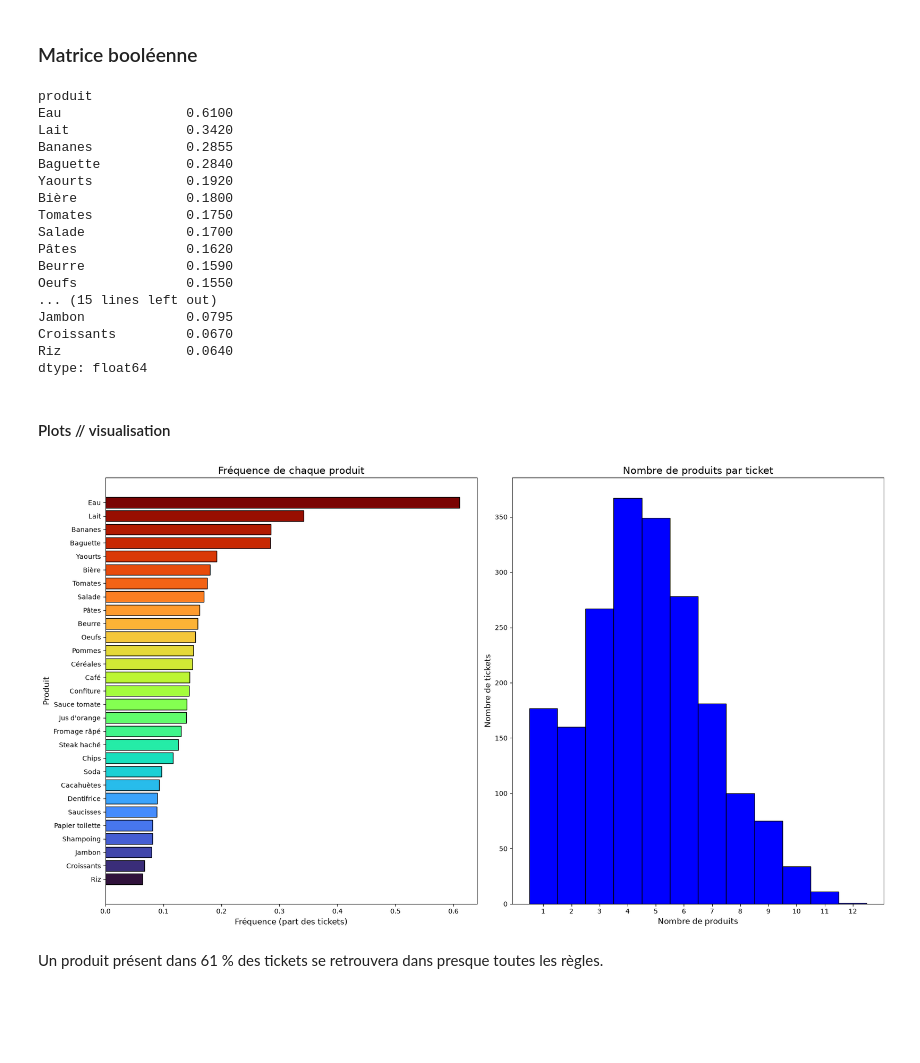
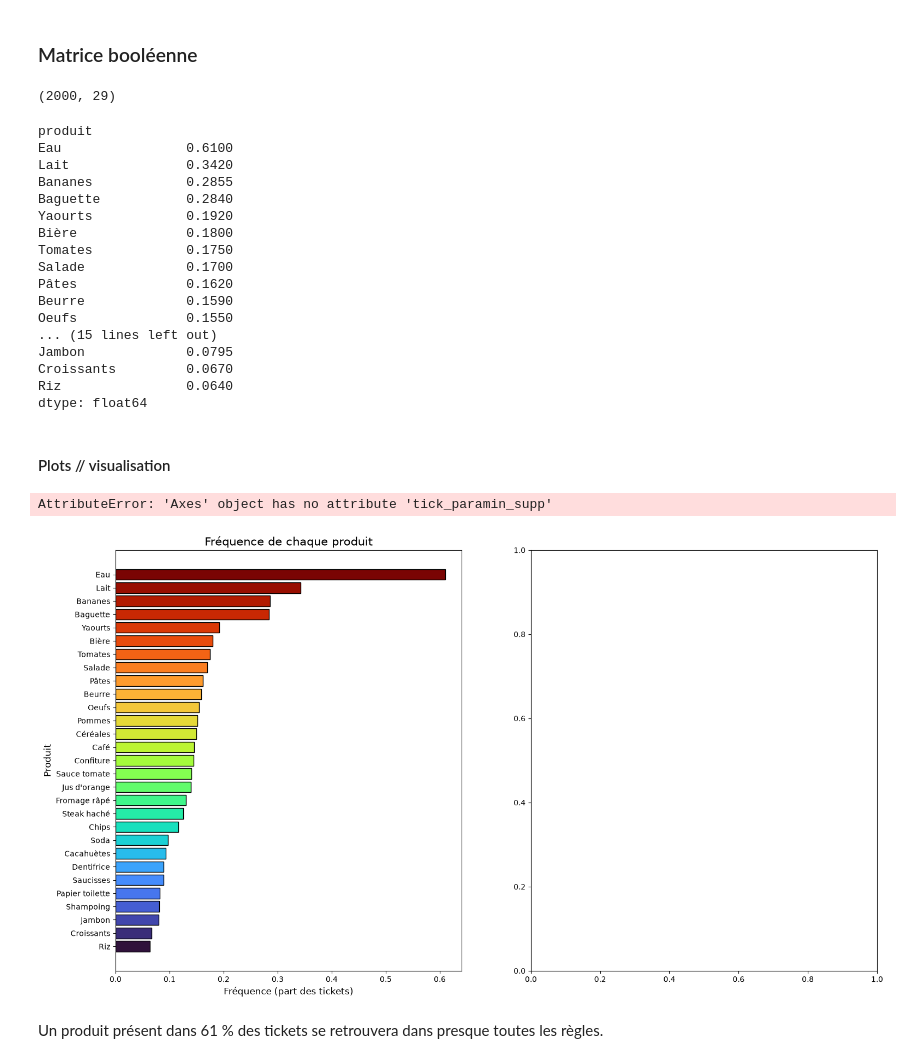
Before and after one commit to Esteranodin/G404-Data_AMD, a Jupyter notebook: ML-non-supervise_Algo-apriori/apriori.ipynb, the cells around one changed output. Saved outputs shown, nothing was run; the diff lists cells and outputs as text; code cells hidden in the pictures; blank space fills up the shorter version.

```diff
--- a/ML-non-supervise_Algo-apriori/apriori.ipynb
+++ b/ML-non-supervise_Algo-apriori/apriori.ipynb
@@ -173,30 +175,31 @@ tickets = pd.read_csv("tickets_magasin.csv")
 B = pd.crosstab(tickets["id_ticket"],
                 tickets["produit"]).astype(bool)
 
-B.shape      # (2000 tickets, 29 produits)
+print(B.shape)      # (2000 tickets, 29 produits)
 
 frequence = B.mean().sort_values(ascending=False)
 # frequence = support de chaque produit
 
 display(frequence)
 # %% [output]
-produit
-Eau                0.6100
-Lait               0.3420
-Bananes            0.2855
-Baguette           0.2840
-Yaourts            0.1920
-Bière              0.1800
-Tomates            0.1750
-Salade             0.1700
-Pâtes              0.1620
-Beurre             0.1590
-Oeufs              0.1550
-... (15 lines left out)
-Jambon             0.0795
-Croissants         0.0670
-Riz                0.0640
-dtype: float64
+(2000, 29)
+produit
+Eau                0.6100
+Lait               0.3420
+Bananes            0.2855
+Baguette           0.2840
+Yaourts            0.1920
+Bière              0.1800
+Tomates            0.1750
+Salade             0.1700
+Pâtes              0.1620
+Beurre             0.1590
+Oeufs              0.1550
+... (15 lines left out)
+Jambon             0.0795
+Croissants         0.0670
+Riz                0.0640
+dtype: float64
 # %% [markdown]
 #### Plots // visualisation
 # %%
@@ -218,37 +221,38 @@ axes[0].barh(
 axes[0].set_title("Fréquence de chaque produit", fontsize=15)
 axes[0].set_xlabel("Fréquence (part des tickets)", fontsize=12)
 axes[0].set_ylabel("Produit", fontsize=12)
-axes[0].tick_params(axis="y", labelsize=10)
+axes[0].tick_paramin_supp(axis="y", labelsize=10)
 
 # 2. Distribution du nombre de produits par ticket
 # B a une ligne par id_ticket : les tickets ayant le même id sont regroupés.
 nb_produits_par_ticket = B.sum(axis=1)
 bornes = np.arange(
     nb_produits_par_ticket.min() - 0.5,
     nb_produits_par_ticket.max() + 1.5,
     1
 )
 
 # Nombre de produits par ticket
 axes[1].hist(
     nb_produits_par_ticket,
     bins=bornes,
     color="blue",
     edgecolor="black"
 )
 axes[1].set_title("Nombre de produits par ticket", fontsize=15)
 axes[1].set_xlabel("Nombre de produits", fontsize=12)
 axes[1].set_ylabel("Nombre de tickets", fontsize=12)
 axes[1].set_xticks(range(
     int(nb_produits_par_ticket.min()),
     int(nb_produits_par_ticket.max()) + 1
 ))
 axes[1].tick_params(labelsize=10)
 
 plt.tight_layout()
 plt.show()
 # %% [output]
+AttributeError: 'Axes' object has no attribute 'tick_paramin_supp'
-[figure, old version]
+[figure, new version]
 # %% [markdown]
 Un produit présent dans 61 % des tickets se retrouvera dans presque toutes les règles.
 # %% [markdown]
```
Also changed, not shown: parts of 20 cells of this notebook, 2 other files.
